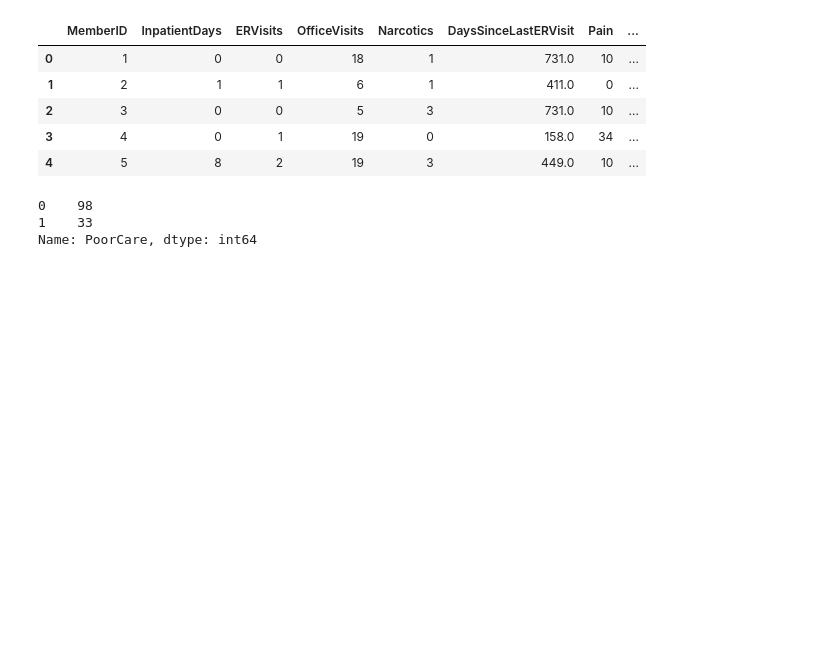
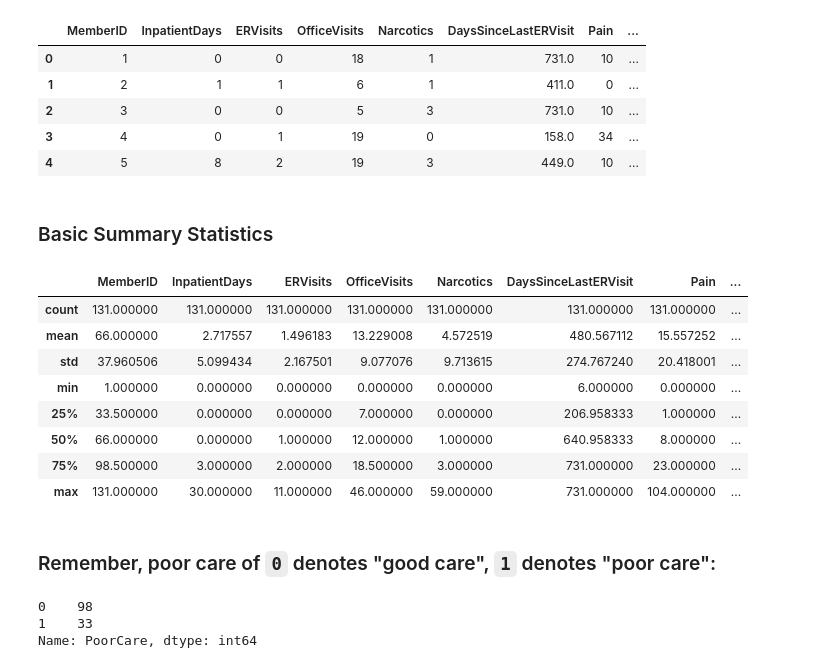
Before and after one commit to pybokeh/analytics-edge, a Jupyter notebook: Unit3/LogisticRegression_HealthCare_Quality.ipynb, the cells around one changed output. Cells and saved outputs as stored; diff of their text form; code cells hidden in the pictures; blank space fills up the shorter version.

````diff
--- a/Unit3/LogisticRegression_HealthCare_Quality.ipynb
+++ b/Unit3/LogisticRegression_HealthCare_Quality.ipynb
@@ -33,6 +55,22 @@ df.head()
 | 2 | 3 | 0 | 0 | 5 | 3 | 731.0 | 10 | ... |
 | 3 | 4 | 0 | 1 | 19 | 0 | 158.0 | 34 | ... |
 | 4 | 5 | 8 | 2 | 19 | 3 | 449.0 | 10 | ... |
+# %% [markdown]
+### Basic Summary Statistics
+# %%
+df.describe()
+# %% [output]
+|  | MemberID | InpatientDays | ERVisits | OfficeVisits | Narcotics | DaysSinceLastERVisit | Pain | ... |
+| count | 131.000000 | 131.000000 | 131.000000 | 131.000000 | 131.000000 | 131.000000 | 131.000000 | ... |
+| mean | 66.000000 | 2.717557 | 1.496183 | 13.229008 | 4.572519 | 480.567112 | 15.557252 | ... |
+| std | 37.960506 | 5.099434 | 2.167501 | 9.077076 | 9.713615 | 274.767240 | 20.418001 | ... |
+| min | 1.000000 | 0.000000 | 0.000000 | 0.000000 | 0.000000 | 6.000000 | 0.000000 | ... |
+| 25% | 33.500000 | 0.000000 | 0.000000 | 7.000000 | 0.000000 | 206.958333 | 1.000000 | ... |
+| 50% | 66.000000 | 0.000000 | 1.000000 | 12.000000 | 1.000000 | 640.958333 | 8.000000 | ... |
+| 75% | 98.500000 | 3.000000 | 2.000000 | 18.500000 | 3.000000 | 731.000000 | 23.000000 | ... |
+| max | 131.000000 | 30.000000 | 11.000000 | 46.000000 | 59.000000 | 731.000000 | 104.000000 | ... |
+# %% [markdown]
+### Remember, poor care of ```0``` denotes "good care", ```1``` denotes "poor care":
 # %%
 df['PoorCare'].value_counts()
 # %% [output]
````
Also changed, not shown: parts of 19 cells of this notebook, 1 other file.
